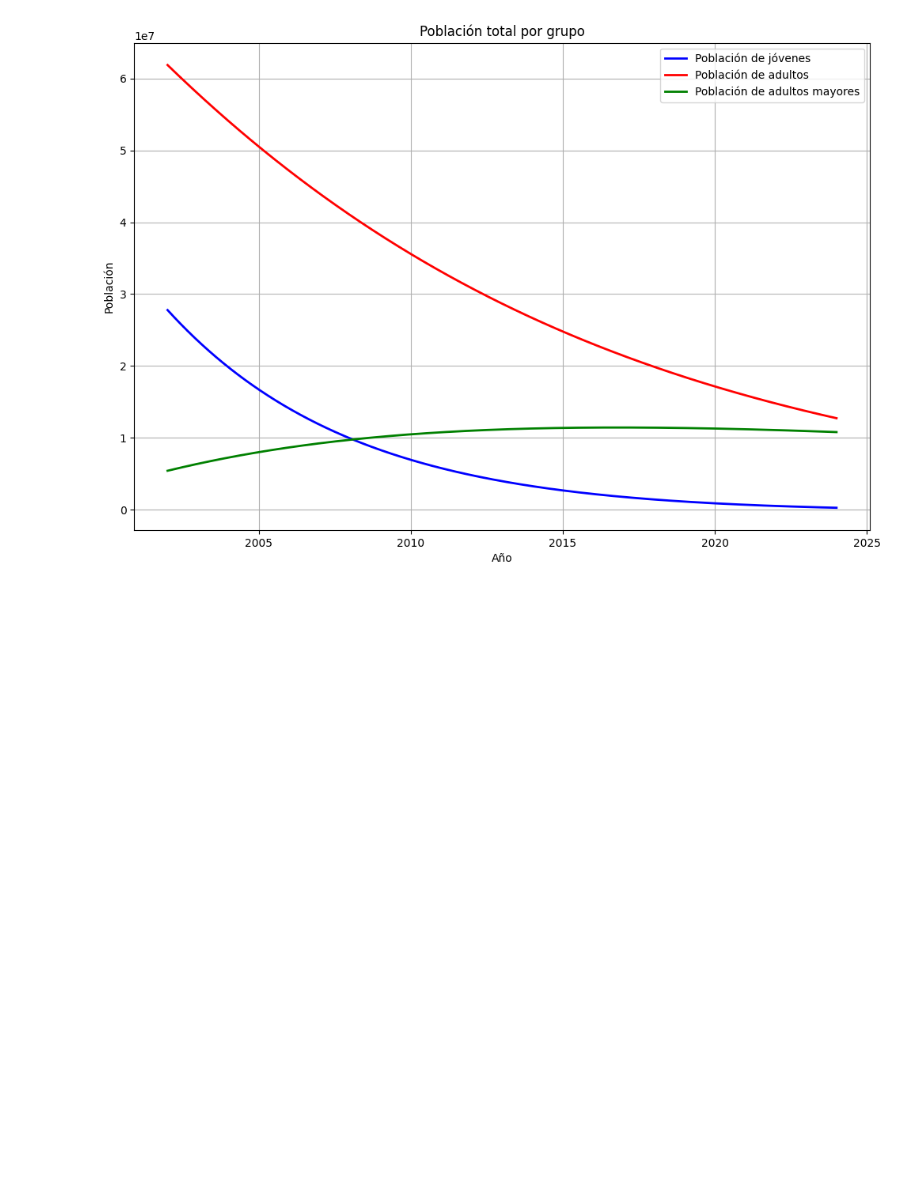
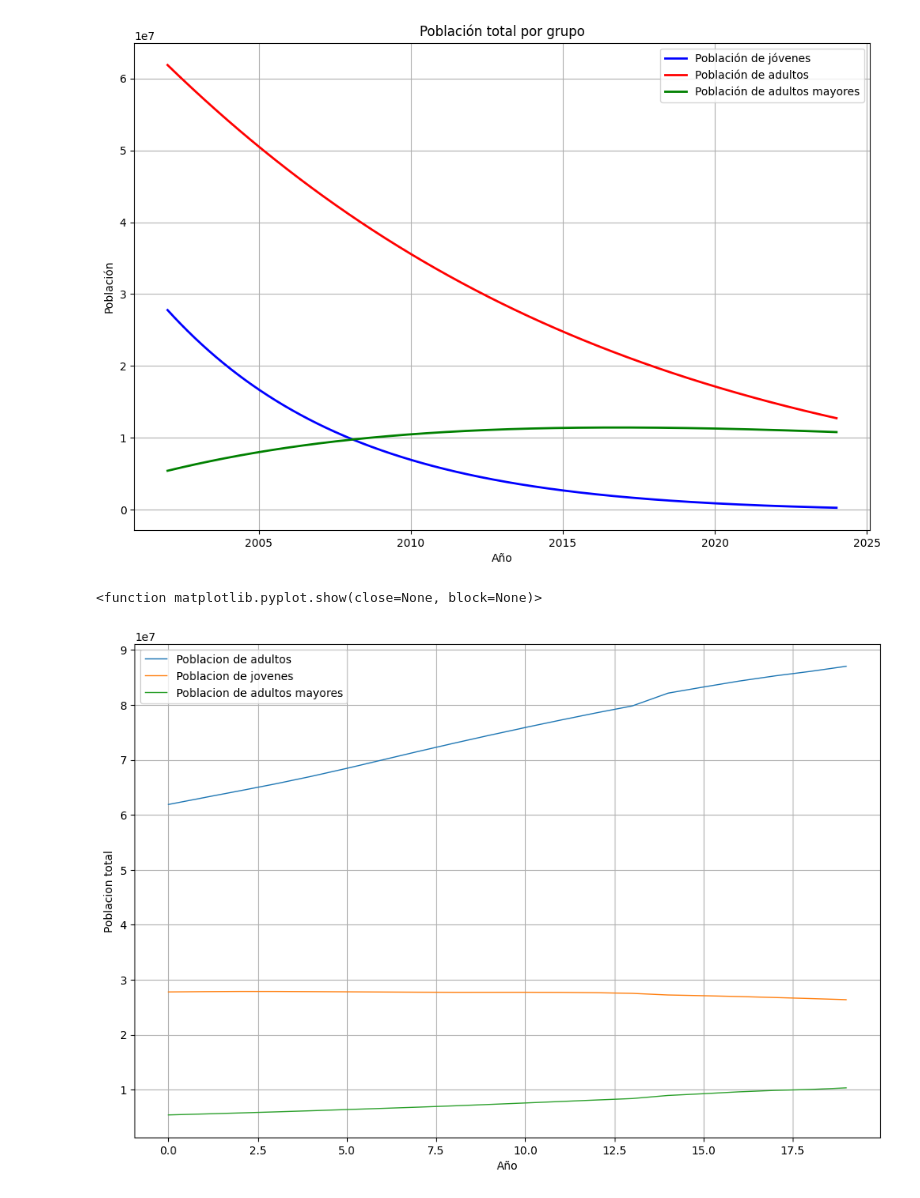
Before and after one commit to Lunaaaalj/MSED, a Jupyter notebook: code/Modelacion_Mexico.ipynb, the cells around one changed output. Saved outputs shown, nothing was run; the diff lists cells and outputs as text; code cells hidden in the pictures; blank space fills up the shorter version.

```diff
--- a/code/Modelacion_Mexico.ipynb
+++ b/code/Modelacion_Mexico.ipynb
@@ -149,3 +149,16 @@ ax.legend()
 plt.show()
 # %% [output]
 [figure]
+# %%
+fig,ax = plt.subplots(1,1,figsize=(12,8))
+ax.plot(df["Poblacion de adultos (15-64)"],linewidth=1,label="Poblacion de adultos")
+ax.plot(df["Poblacion de jovenes (3-14)"],linewidth=1,label="Poblacion de jovenes")
+ax.plot(df["Poblacion adultos mayores (65+)"],linewidth=1,label="Poblacion de adultos mayores")
+ax.set_xlabel("Año")
+ax.set_ylabel("Poblacion total")
+ax.grid(True)
+ax.legend()
+plt.show
+# %% [output]
+<function matplotlib.pyplot.show(close=None, block=None)>
+[figure, added]
```
Also changed, not shown: parts of 1 cell of this notebook, 2 other files.
